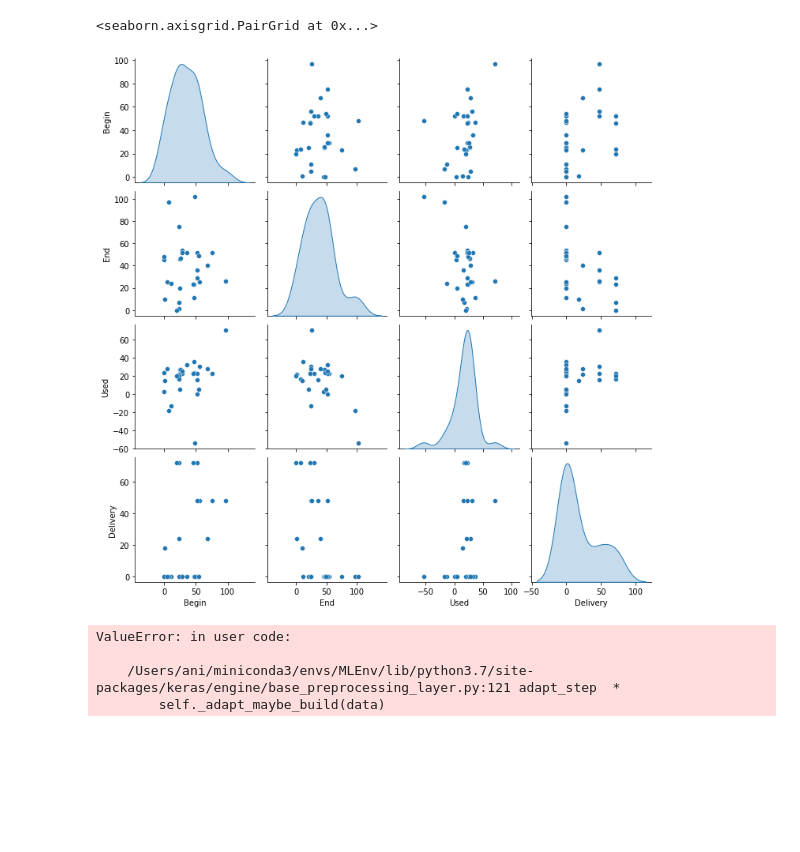
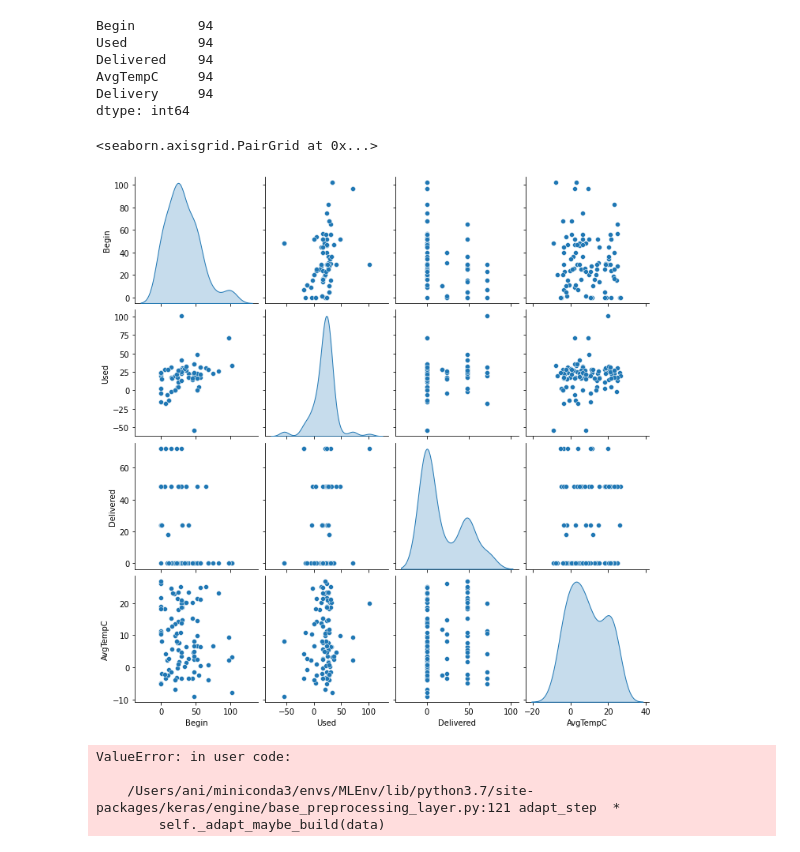
Before and after one commit to anikethsrao/Order-Assistant, a Jupyter notebook: Order Assistant.ipynb, the cells around one changed output. Cells and saved outputs as stored; diff of their text form; code cells hidden in the pictures; blank space fills up the shorter version.

```diff
--- a/Order Assistant.ipynb
+++ b/Order Assistant.ipynb
@@ -23,0 +10,17 @@ X.head()
+# %%
+pepsi_data_path = "~/Documents/GitHub/Order-Assistant/food_data_chart.csv"
+# Features required
+# Delivered is the previous week delivery
+# Delivery is the required prediction value
+features = [
+    'Begin',
+    'Used',
+    'Delivered',
+    'AvgTempC',
+    'Delivery'
+    ]
+
+pepsi_data = pd.read_csv(pepsi_data_path)
+pepsi_data = pepsi_data[features]
+print(pepsi_data.head())
+print(pepsi_data.shape[0])
@@ -24,12 +35,20 @@ X.head()
 # %%
 pepsi_data = pepsi_data.dropna(axis=0)
+print(pepsi_data.count())
+# %% [output]
+Begin        94
+Used         94
+Delivered    94
+AvgTempC     94
+Delivery     94
+dtype: int64
 # %%
 # Split the data set into training and test sets
-train_pepsi = pepsi_data.sample(frac=0.8, random_state=0)
-test_pepsi = pepsi_data.drop(train_pepsi.index)
+pepsi_features = pepsi_data.copy()
+pepsi_delivery = pepsi_features.pop('Delivery')
 # %%
 # visualize the data sets to see relationships between features
-sns.pairplot(train_pepsi[features], diag_kind='kde')
+sns.pairplot(pepsi_features[['Begin', 'Used', 'Delivered', 'AvgTempC']], diag_kind='kde')
 # %% [output]
 <seaborn.axisgrid.PairGrid at 0x...>
-[figure, old version]
+[figure, new version]
```
Also changed, not shown: parts of 8 cells of this notebook, 7 other files.
